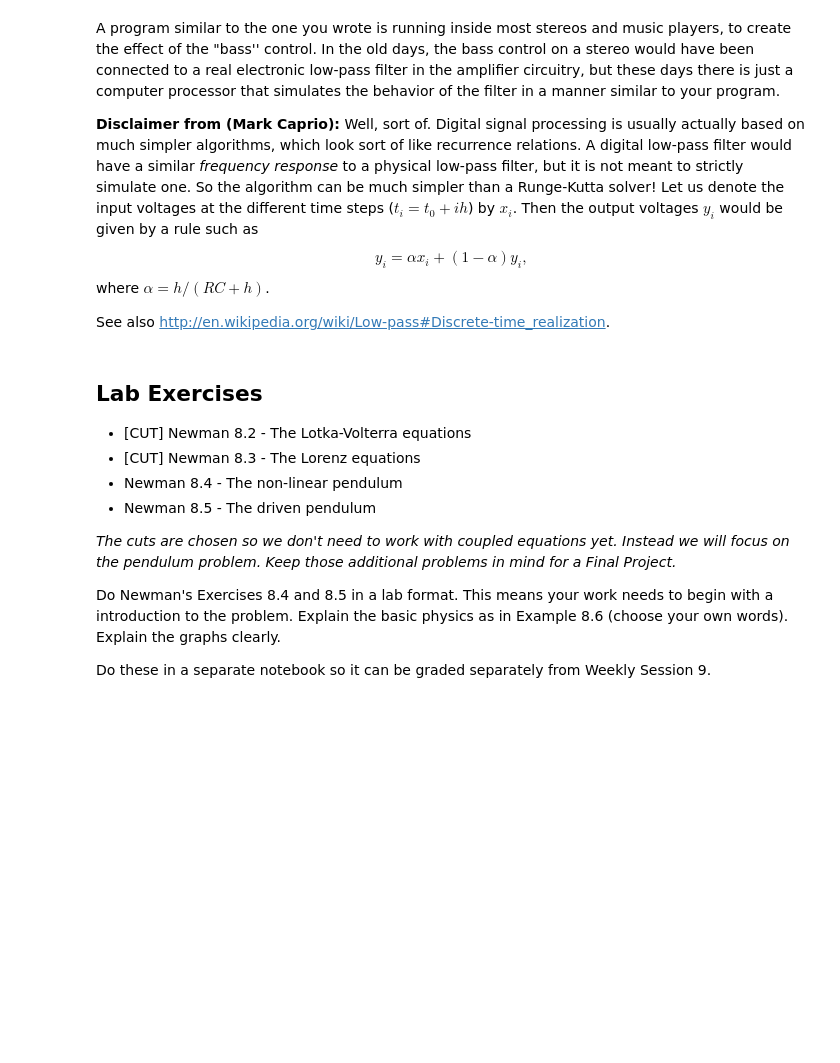
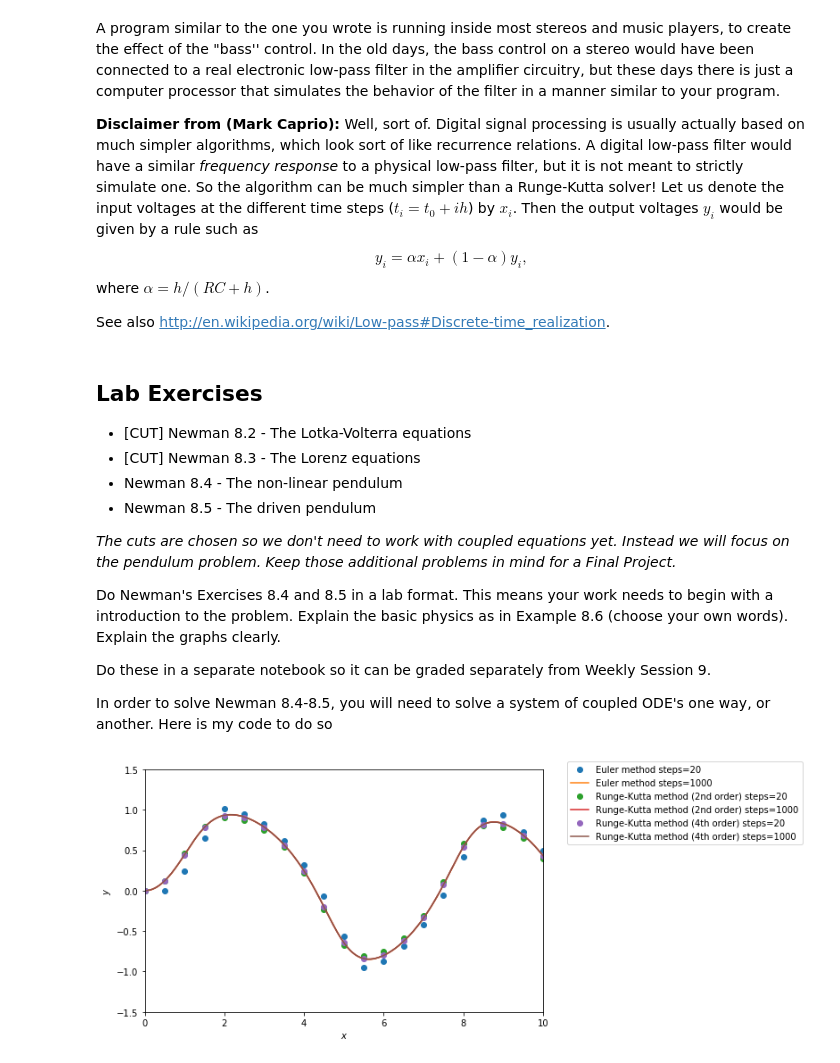
Before and after one commit to willmon16/Weekly-Sessions_partII, a Jupyter notebook: Weekly_Session_9.ipynb, the cells around one changed output. Saved outputs shown, nothing was run; the diff lists cells and outputs as text; code cells hidden in the pictures; blank space fills up the shorter version.

Commit message:
added coupled solver

```diff
--- a/Weekly_Session_9.ipynb
+++ b/Weekly_Session_9.ipynb
@@ -284,3 +314,5 @@ http://en.wikipedia.org/wiki/Low-pass#Discrete-time_realization.
 Do Newman's Exercises 8.4 and 8.5 in a lab format.  This means your work needs to begin with a introduction to the problem.  Explain the basic physics as in Example 8.6 (choose your own words).  Explain the graphs clearly.
 
 Do these in a separate notebook so it can be graded separately from Weekly Session 9.
+
+In order to solve Newman 8.4-8.5, you will need to solve a system of coupled ODE's one way, or another.  Here is my code to do so
@@ -288,0 +380,58 @@ Do these in a separate notebook so it can be graded separately from Weekly Sessi
+# %%
+################################################################
+# repeat as 1-dim vector to test vector machinery
+################################################################
+def f_Newman_8_7_vec(t,r):
+    (x,) = r
+    r_prime = [-x**3+np.sin(t)]
+    #print ("t {}, x {}, rp {}".format(t,x,r_prime))
+    return np.array(r_prime)
+# %%
+interval = (0.,10.)
+r0 = [0.]
+
+#set up plot
+#plot the step size vs. error
+plt.figure(figsize=(8, 5))
+ax = plt.subplot(111)
+
+#more efficient way to do this
+i=0
+
+ax.set_xlabel("$x$")
+ax.set_ylabel("$y$")
+ax.set_xlim(*interval)
+ax.set_ylim(-1.5,1.5)
+
+
+for order in [1,2,4]:
+    # obtain solutions with different step sizes
+    for steps in [20,1000]:  # Newman used [10,20,50,100]
+
+        results = []    # to hold results with different step sizes
+
+        solution = solve_coupled(f_Newman_8_7_vec,1,r0,interval,steps,order=order)
+        results.append(solution)
+
+        # plot results
+
+        if (order == 1):
+            label = "Euler method"
+        elif (order == 2):
+            label = "Runge-Kutta method (2nd order)"
+        elif (order == 4):
+            label = "Runge-Kutta method (4th order)"
+
+        if steps == 20:
+            style='o'
+        else:
+            style='-'
+
+        label = label + " steps=%d"%(steps)
+        #for solution in results:
+        plt.plot(solution[:,0],solution[:,1],style,label=label)
+
+plt.legend(bbox_to_anchor=(1.05, 1.05))
+plt.show()
+# %% [output]
+[figure, added]
```
Also changed, not shown: parts of 8 cells of this notebook.
